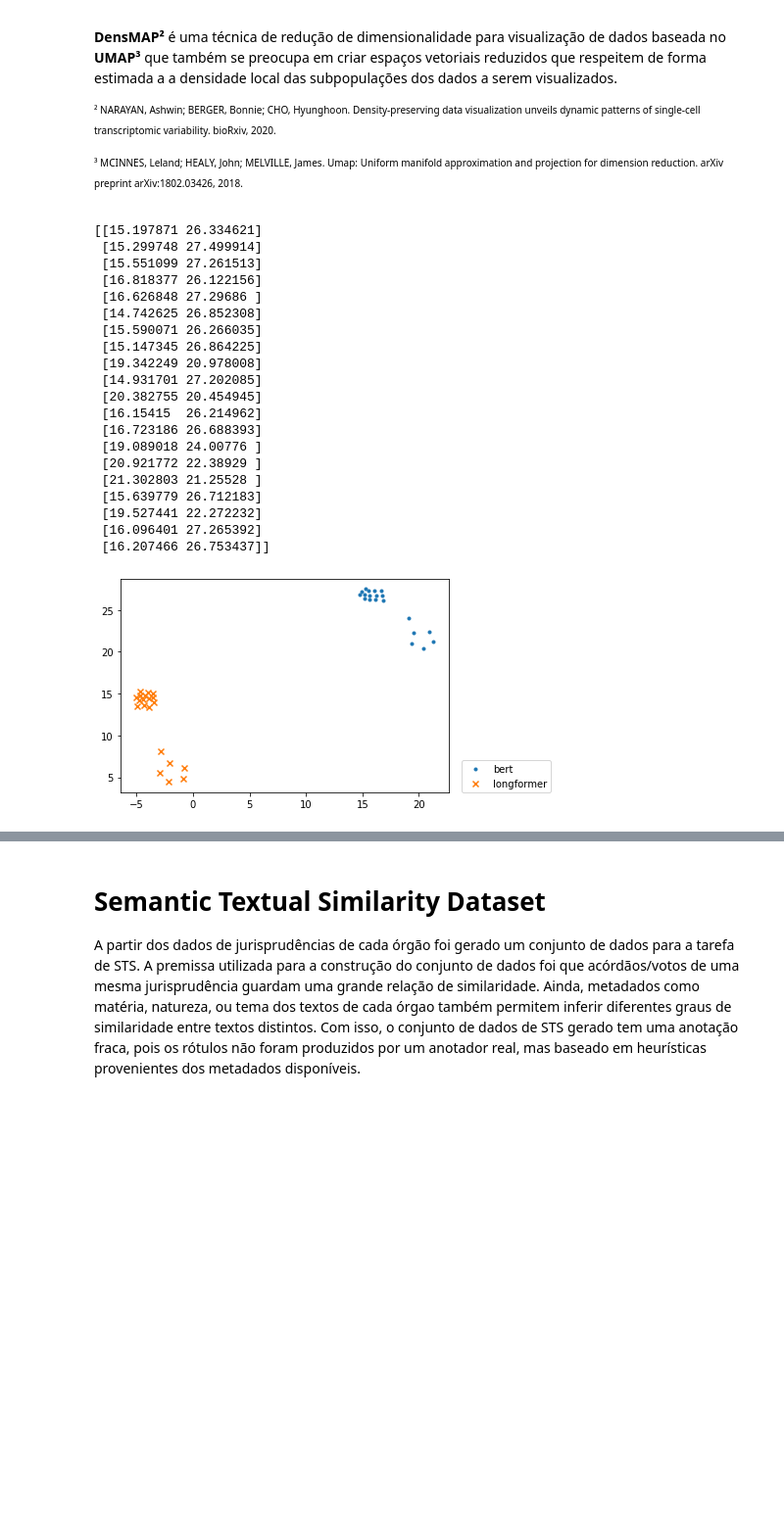
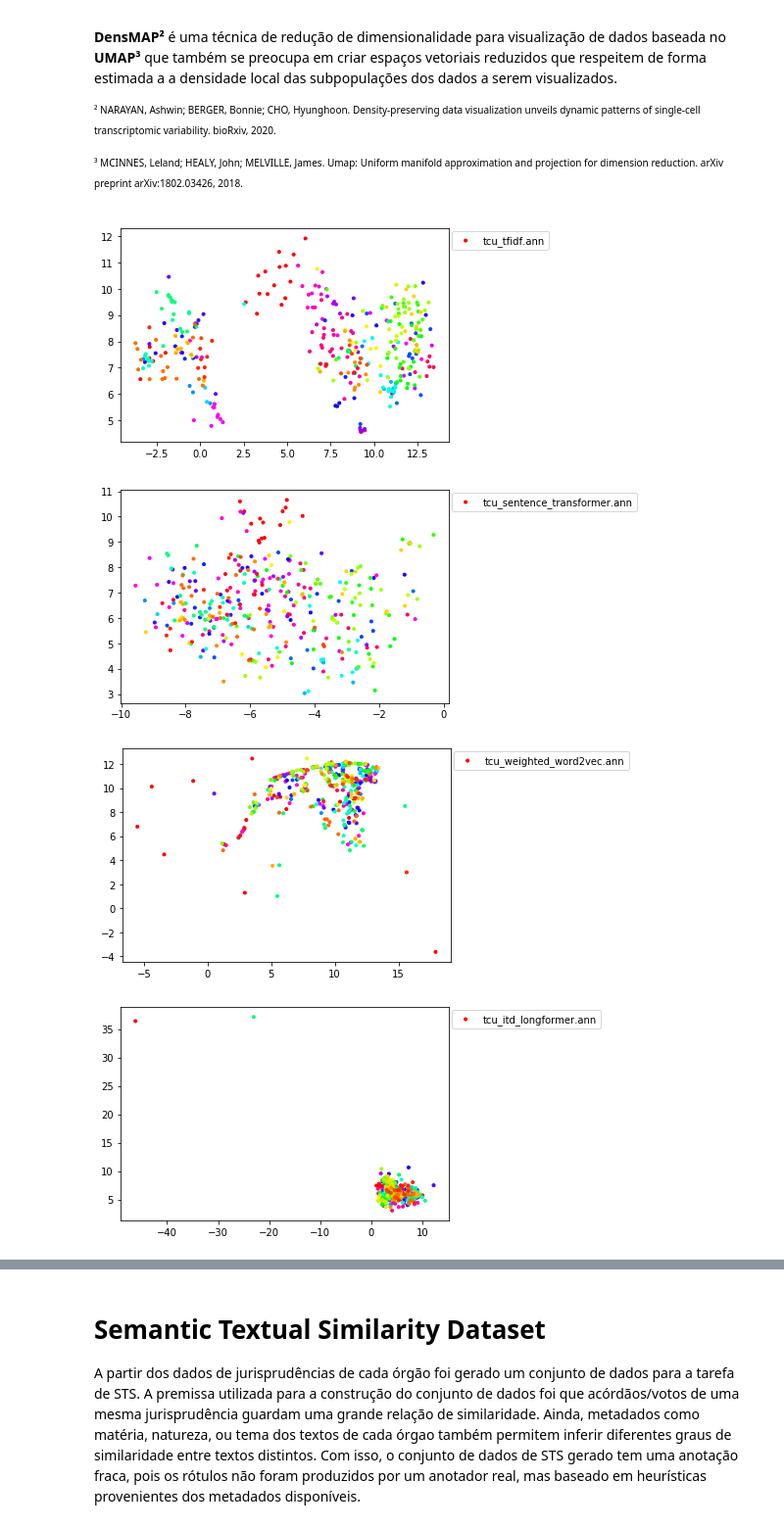
Before and after one commit to danieljunior/techniques_comparision_for_Legal_STS, a Jupyter notebook: notebooks/Presentation.ipynb, the cells around one changed output, grey strips where cells are left out. Shown at 98% size. Cells and saved outputs as stored; diff of their text form; code cells hidden in the pictures; blank space fills up the shorter version.

```diff
--- a/notebooks/Presentation.ipynb
+++ b/notebooks/Presentation.ipynb
@@ -243,7 +243,7 @@ A primeira análise será realizada a partir dos dados do TCU.
 
 <p style='font-size:10px'>¹ Alexander Lex, Nils Gehlenborg, Hendrik Strobelt, Romain Vuillemot, Hanspeter Pfister, UpSet: Visualization of Intersecting Sets, IEEE Transactions on Visualization and Computer Graphics (InfoVis ‘14), vol. 20, no. 12, pp. 1983–1992, 2014. doi: doi.org/10.1109/TVCG.2014.2346248</p>
 # %%
-similarities = pd.read_csv("../results/tcu_similarities.csv", index_col=0)
+similarities = pd.read_csv("../results/results/tcu_similarities.csv", index_col=0)
 models_dict = {}
 for model_name, model_pairs in similarities.groupby("MODEL_NAME"):
     pairs = []
@@ -279,7 +279,7 @@ import umap
 from annoy import AnnoyIndex
 
 vectors_size = {
-    "tcu_tfidf.ann": 2041,
+    "tcu_tfidf.ann": 26322,
     "tcu_bert.ann": 3072,
     "tcu_elmo.ann": 1024,
     "tcu_word2vec.ann": 300,
@@ -293,15 +293,19 @@ vectors_size = {
 }
 
 data = {}
-files = os.listdir("../results")
+files = os.listdir("../results/results/")
 for file in files:
     if file.endswith(".ann"):
         size = vectors_size[file.split("/")[-1]]
         ann = AnnoyIndex(size, "angular")
-        ann.load("../results/" + file)  # super fast, will just mmap the file
+        ann.load("../results/results/" + file)  # super fast, will just mmap the file
         points = []
         for i in range(ann.get_n_items()):
-            points.append(ann.get_item_vector(i))
+            vec = ann.get_item_vector(i)
+            #se eu usar um sample posso acabar tendo vetores vazios em alguns espaços do index
+            result = len([elem for elem in vec if elem != 0])
+            if result != 0:
+                points.append(vec)
 
         points_embeddings = umap.UMAP(densmap=True, random_state=42). \
                                 fit_transform(points)
@@ -309,50 +313,27 @@ for file in files:
 # %%
 import matplotlib.pyplot as plt
 
 %matplotlib inline
 
 def get_cmap(n, name='hsv'):
     '''Returns a function that maps each index in 0, 1, ..., n-1 to a distinct
     RGB color; the keyword argument name must be a standard mpl colormap name.'''
     return plt.cm.get_cmap(name, n)
 
+tcu_data = pd.read_csv('../datasets/jurisprudencias_tcu_final.csv')
 juris_enc = tcu_data.ENUNCIADO.astype('category').cat.codes.tolist()
 cmap = get_cmap(len(list(set(juris_enc))))
 juris_colors = [cmap(i) for i in juris_enc]
 
-print(data["tcu_bert.ann"])
-
-plt.scatter(data["tcu_bert.ann"][:, 0], data["tcu_bert.ann"][:, 1],
-#             c=juris_colors,
-            marker=".", label="bert")
-plt.scatter(
-    data["tcu_longformer.ann"][:, 0], data["tcu_longformer.ann"][:, 1],
-#     c=juris_colors,
-    marker="x", label="longformer",
-#     alpha=0.1
-)
-
-legend = plt.legend(loc=(1.04, 0))
-plt.show()
+for k, v in data.items():
+    plt.scatter(v[:, 0], v[:, 1],
+                c=juris_colors,
+                marker=".", label=k)
+#     legend = plt.legend(loc=(1.04, 0))
+    legend = plt.legend(loc=(1.01, 0.9))
+    plt.show()
 # %% [output]
-[[15.197871 26.334621]
- [15.299748 27.499914]
- [15.551099 27.261513]
- [16.818377 26.122156]
- [16.626848 27.29686 ]
- [14.742625 26.852308]
- [15.590071 26.266035]
- [15.147345 26.864225]
- [19.342249 20.978008]
- [14.931701 27.202085]
- [20.382755 20.454945]
- [16.15415  26.214962]
- [16.723186 26.688393]
- [19.089018 24.00776 ]
- [20.921772 22.38929 ]
- [21.302803 21.25528 ]
- [15.639779 26.712183]
- [19.527441 22.272232]
- [16.096401 27.265392]
- [16.207466 26.753437]]
-[figure, old version]
+[figure, new version]
+[figure, added]
+[figure, added]
+[figure, added]
```
Also changed, not shown: parts of 19 cells of this notebook, 2 other files.
